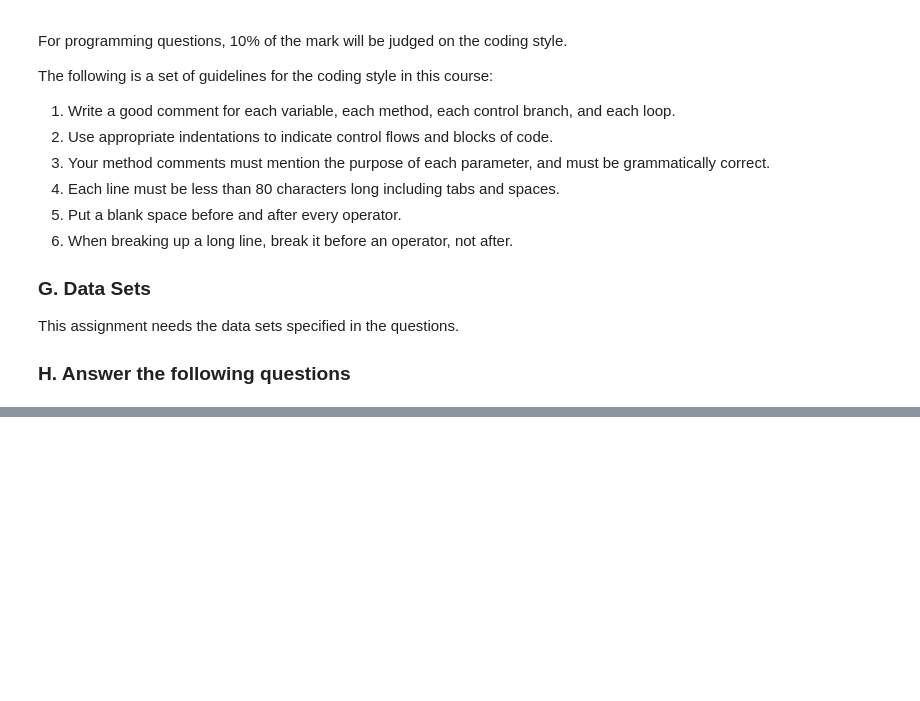
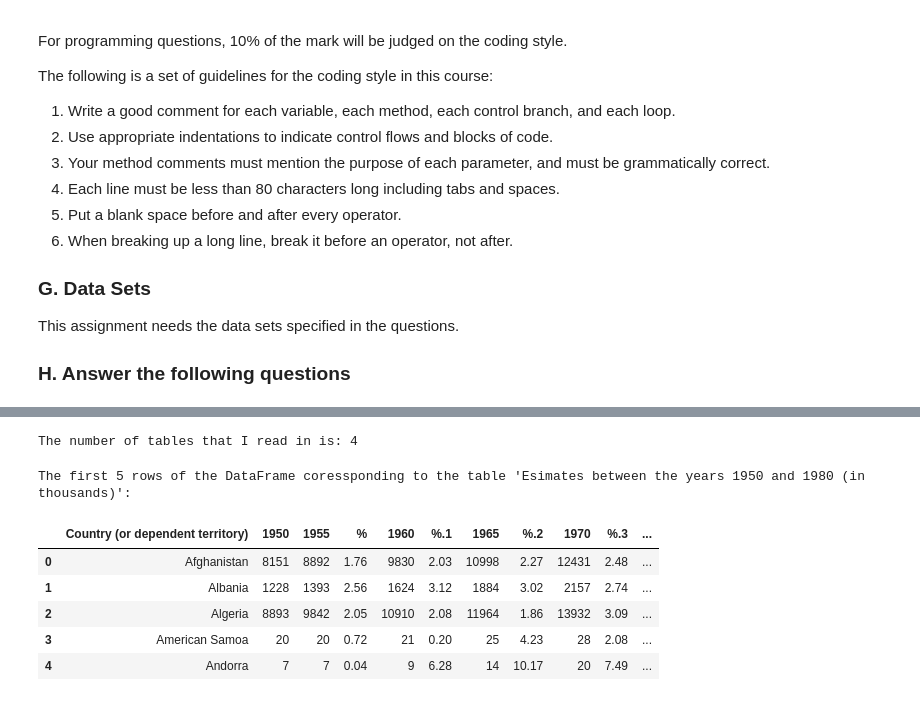
Before and after one commit to linhmai1603/Info212, a Jupyter notebook: Assignment 3/INFO212-Assignment3.ipynb, the cells around one changed output, grey strips where cells are left out. Saved outputs shown, nothing was run; the diff lists cells and outputs as text; code cells hidden in the pictures; blank space fills up the shorter version.

```diff
--- a/Assignment 3/INFO212-Assignment3.ipynb
+++ b/Assignment 3/INFO212-Assignment3.ipynb
@@ -67,0 +76,17 @@ Wikipedia has a Webpage: (https://en.wikipedia.org/wiki/List_of_countries_by_pas
+# %%
+tables = pd.read_html('countries_wiki.htm')
+print("The number of tables that I read in is: " + str(len(tables)))
+# %% [output]
+The number of tables that I read in is: 4
+# %%
+table1 = tables[0]
+print("The first 5 rows of the DataFrame coressponding to the table 'Esimates between the years 1950 and 1980 (in thousands)': ")
+table1.head(5)
+# %% [output]
+The first 5 rows of the DataFrame coressponding to the table 'Esimates between the years 1950 and 1980 (in thousands)':
+|  | Country (or dependent territory) | 1950 | 1955 | % | 1960 | %.1 | 1965 | %.2 | 1970 | %.3 | ... |
+| 0 | Afghanistan | 8151 | 8892 | 1.76 | 9830 | 2.03 | 10998 | 2.27 | 12431 | 2.48 | ... |
+| 1 | Albania | 1228 | 1393 | 2.56 | 1624 | 3.12 | 1884 | 3.02 | 2157 | 2.74 | ... |
+| 2 | Algeria | 8893 | 9842 | 2.05 | 10910 | 2.08 | 11964 | 1.86 | 13932 | 3.09 | ... |
+| 3 | American Samoa | 20 | 20 | 0.72 | 21 | 0.20 | 25 | 4.23 | 28 | 2.08 | ... |
+| 4 | Andorra | 7 | 7 | 0.04 | 9 | 6.28 | 14 | 10.17 | 20 | 7.49 | ... |
```
Also changed, not shown: parts of 3 cells of this notebook.
